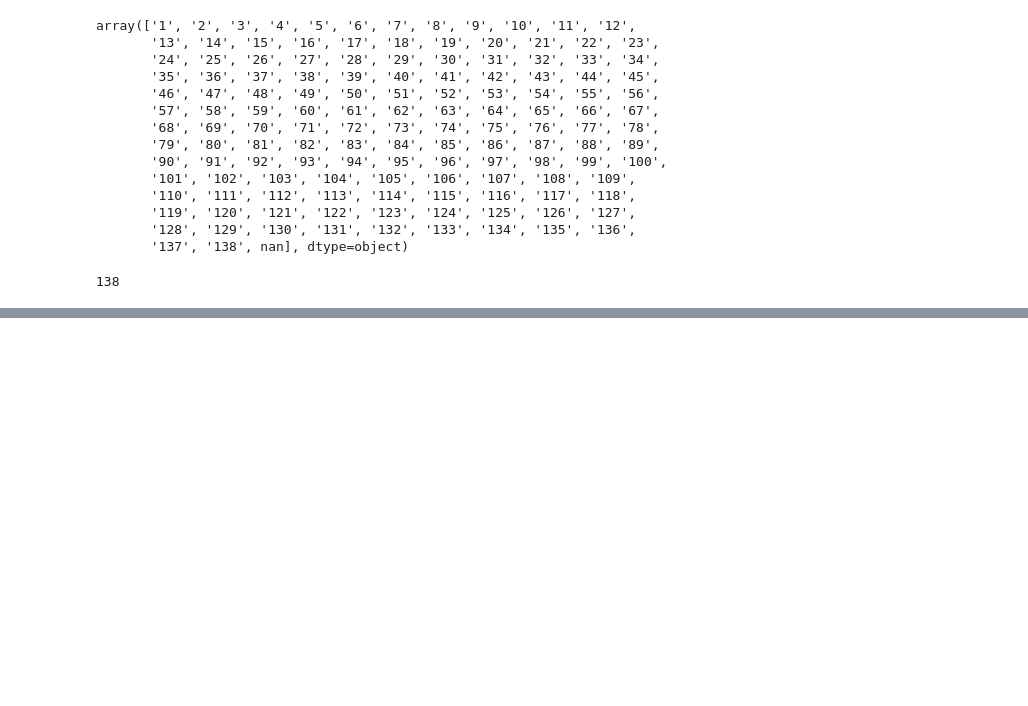
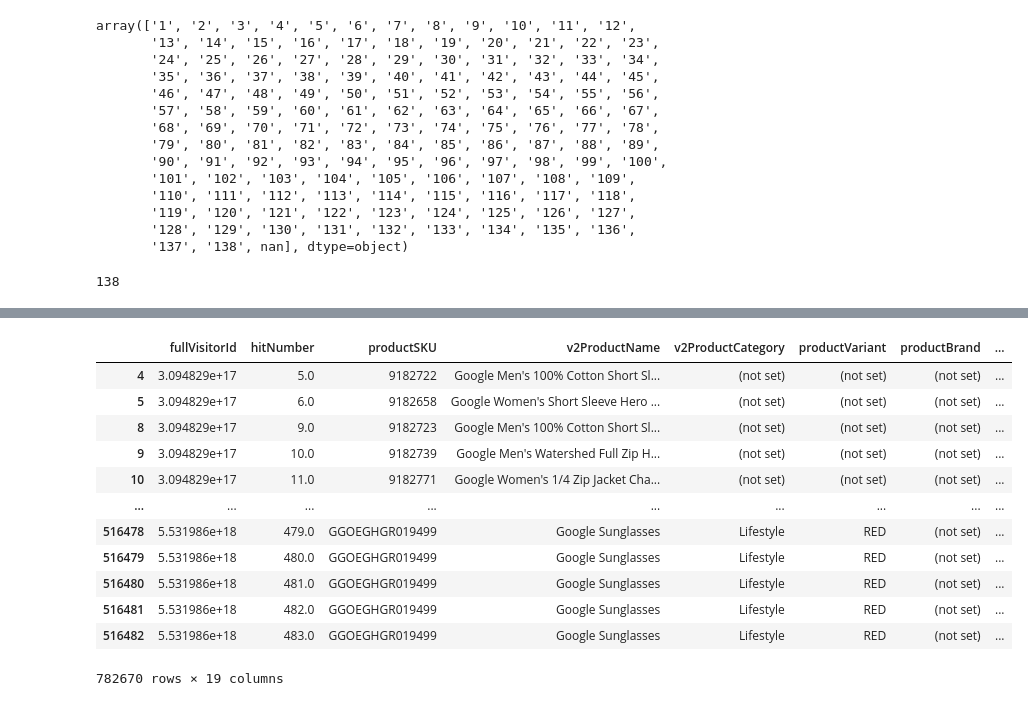
Before and after one commit to ev1025/GA_LOG_ANALYST, a Jupyter notebook: Hits컬럼_전처리.ipynb, the cells around one changed output, grey strips where cells are left out. Cells and saved outputs as stored; diff of their text form; code cells hidden in the pictures; blank space fills up the shorter version.

```diff
--- a/Hits컬럼_전처리.ipynb
+++ b/Hits컬럼_전처리.ipynb
@@ -105,0 +202,7 @@ hits_100[hits_100['fullVisitorId']=='309482894121265066']['hitNumber'].notna().s
+# %%
+# 'dataSource','social.socialNetwork','contentGroup.contentGroup2','contentGroup.contentGroup3','contentGroup.previousContentGroup2'
+# '(not set)'을 nan으로
+hits_100.replace('(not set)',np.NaN, inplace=True)
+
+# None을 nan으로
+hits_100['transaction.transactionCoupon'].replace('None',np.NaN, inplace=True)
@@ -105,0 +211,7 @@ hits_100[hits_100['fullVisitorId']=='309482894121265066']['hitNumber'].notna().s
+# %%
+#  넘어온 페이지/ 현재페이지  / 나간페이지 정리
+hits_100['appInfo.landingScreenName'] = hits_100['appInfo.landingScreenName'].str.split('/',expand=True).loc[1]
+hits_100['page.pagePathLevel1'] = hits_100['page.pagePathLevel1'].str.split('/', expand=True)[1]
+hits_100['appInfo.exitScreenName'] = hits_100['appInfo.exitScreenName'].str.split('/',expand=True)[1]
+
+hits_100[['appInfo.landingScreenName', 'page.pagePathLevel1', 'appInfo.exitScreenName']].head()
@@ -105,0 +227,8 @@ hits_100[hits_100['fullVisitorId']=='309482894121265066']['hitNumber'].notna().s
+# %%
+# str => json형식으로 바꾸려면 결측치가 없어야하기 때문에 []로 변경해줌
+hits_100['product'] = hits_100['product'].fillna('[]')
+
+tqdm.pandas()
+product = hits_100['product'].progress_apply(lambda x : ast.literal_eval(x)) # ""을 제거하여 원래 형태로 바꾸기
+hits_product = json_normalize(product) # json 값 풀어주기(한 셀에 뭉쳐있는 json을 열별로 풀어줌)
+hits_product.head()
@@ -105,0 +242,26 @@ hits_100[hits_100['fullVisitorId']=='309482894121265066']['hitNumber'].notna().s
+# %%
+# product json 해제
+emp_product = pd.DataFrame()
+product_num = hits_product.columns.max()
+product_id_hit = hits_100[['fullVisitorId','hitNumber']]
+
+for i in tqdm(range(product_num)):
+    json_temp = json_normalize( hits_product[i]) # 각 열을 json_normalize
+    json_temp = pd.merge(product_id_hit,json_temp,right_index=True,left_index=True)  # 고유id와 값을 이어줌
+    json_temp = json_temp.dropna(subset=['productSKU'], axis=0) # 값이 없는 행 제거
+    emp_product = pd.concat([emp_product, json_temp],axis=0) # normalize된 값을 붙여주기
+emp_product.head()
+# %% [output]
+|  | fullVisitorId | hitNumber | productSKU | v2ProductName | v2ProductCategory | productVariant | productBrand | ... |
+| 4 | 3.094829e+17 | 5.0 | 9182722 | Google Men's 100% Cotton Short Sl... | (not set) | (not set) | (not set) | ... |
+| 5 | 3.094829e+17 | 6.0 | 9182658 | Google Women's Short Sleeve Hero ... | (not set) | (not set) | (not set) | ... |
+| 8 | 3.094829e+17 | 9.0 | 9182723 | Google Men's 100% Cotton Short Sl... | (not set) | (not set) | (not set) | ... |
+| 9 | 3.094829e+17 | 10.0 | 9182739 | Google Men's Watershed Full Zip H... | (not set) | (not set) | (not set) | ... |
+| 10 | 3.094829e+17 | 11.0 | 9182771 | Google Women's 1/4 Zip Jacket Cha... | (not set) | (not set) | (not set) | ... |
+| ... | ... | ... | ... | ... | ... | ... | ... | ... |
+| 516478 | 5.531986e+18 | 479.0 | GGOEGHGR019499 | Google Sunglasses | Lifestyle | RED | (not set) | ... |
+| 516479 | 5.531986e+18 | 480.0 | GGOEGHGR019499 | Google Sunglasses | Lifestyle | RED | (not set) | ... |
+| 516480 | 5.531986e+18 | 481.0 | GGOEGHGR019499 | Google Sunglasses | Lifestyle | RED | (not set) | ... |
+| 516481 | 5.531986e+18 | 482.0 | GGOEGHGR019499 | Google Sunglasses | Lifestyle | RED | (not set) | ... |
+| 516482 | 5.531986e+18 | 483.0 | GGOEGHGR019499 | Google Sunglasses | Lifestyle | RED | (not set) | ... |
+782670 rows × 19 columns
```
Also changed, not shown: parts of 30 cells of this notebook.
